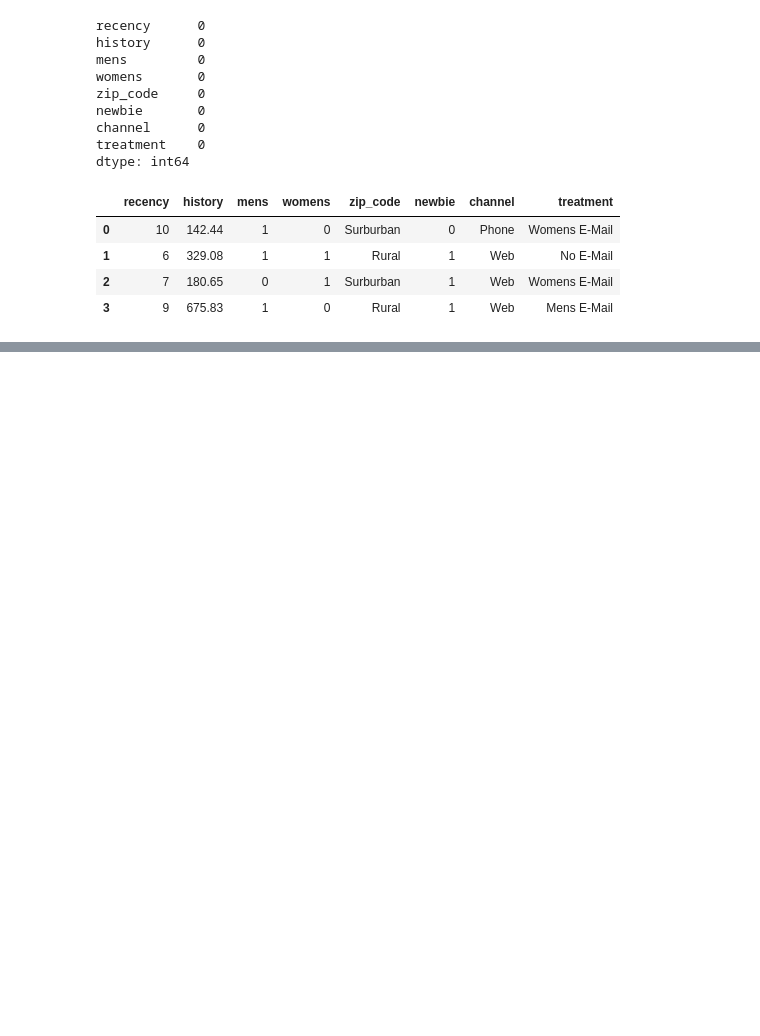
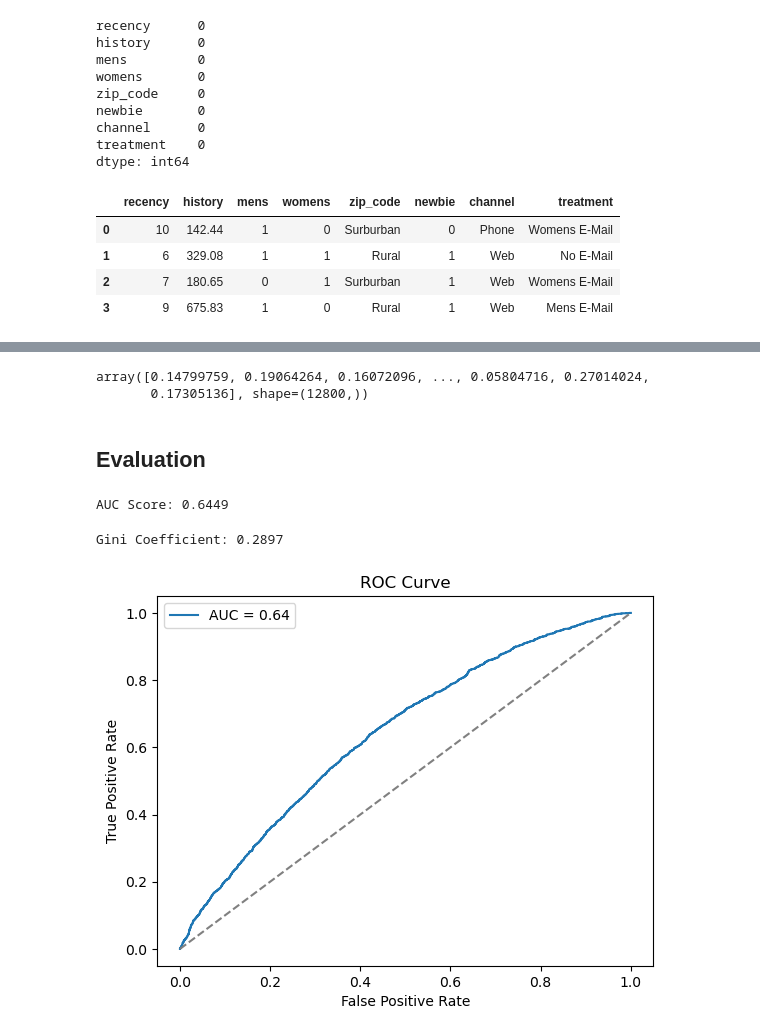
Before and after one commit to wannnyy/intern-prep, a Jupyter notebook: model.ipynb, the cells around one changed output, grey strips where cells are left out. Drawn from its saved outputs; the diff is of its cells as text; code cells hidden in the pictures; blank space fills up the shorter version.

Commit message:
Some evaluation

```diff
--- a/model.ipynb
+++ b/model.ipynb
@@ -118,3 +129,23 @@ preprocessor = ColumnTransformer(
     ],
     remainder='drop'  # Drop any other columns not specified
 )
+
+# Prepare the data
+X = df
+Y = pd.DataFrame(df_bunch.target, columns=['visit'])
+
+# Train-test split
+X_train, X_test, y_train, y_test = train_test_split(X, Y,stratify=Y, test_size=0.2, random_state=42)
+
+# Create a pipeline with preprocessing and model
+pipeline = Pipeline(steps=[
+    ('preprocessor', preprocessor),
+    ('classifier', LGBMClassifier(random_state=42))
+])
+
+# Fit the model
+pipeline.fit(X_train, y_train.values.ravel())
+
+
+# Predict probaibilities on the test set
+y_pred_proba = pipeline.predict_proba(X_test) # Get probabilities
@@ -120,0 +161,33 @@ preprocessor = ColumnTransformer(
+# %%
+y_pred_proba = y_pred_proba[:, 1]  # Get probabilities for the positive class (visit = 1)
+# %%
+y_pred_proba
+# %% [output]
+array([0.14799759, 0.19064264, 0.16072096, ..., 0.05804716, 0.27014024,
+       0.17305136], shape=(12800,))
+# %% [markdown]
+## Evaluation
+# %%
+# AUC Score
+auc = roc_auc_score(y_test, y_pred_proba)
+print(f"AUC Score: {auc:.4f}")
+# %% [output]
+AUC Score: 0.6449
+# %%
+# GINI Coefficient
+gini_coefficient = 2 * auc - 1
+print(f"Gini Coefficient: {gini_coefficient:.4f}")
+# %% [output]
+Gini Coefficient: 0.2897
+# %%
+# plot the ROC curve
+fpr, tpr, thresholds = roc_curve(y_test, y_pred_proba)
+plt.plot(fpr, tpr, label=f"AUC = {auc:.2f}")
+plt.plot([0, 1], [0, 1], linestyle='--', color='gray')
+plt.xlabel("False Positive Rate")
+plt.ylabel("True Positive Rate")
+plt.title("ROC Curve")
+plt.legend()
+plt.show()
+# %% [output]
+[figure, added]
```
Also changed, not shown: parts of 4 cells of this notebook.
